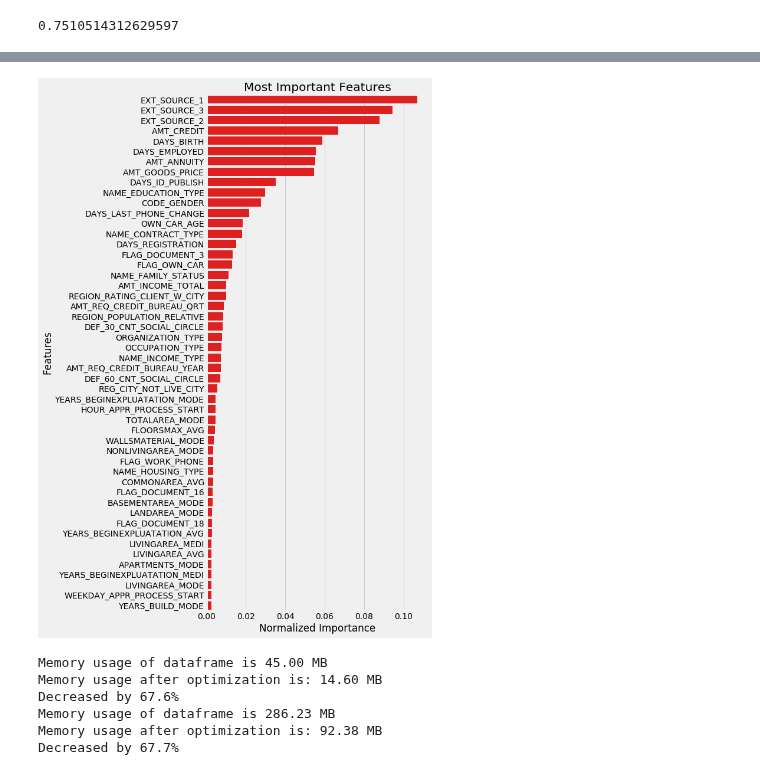
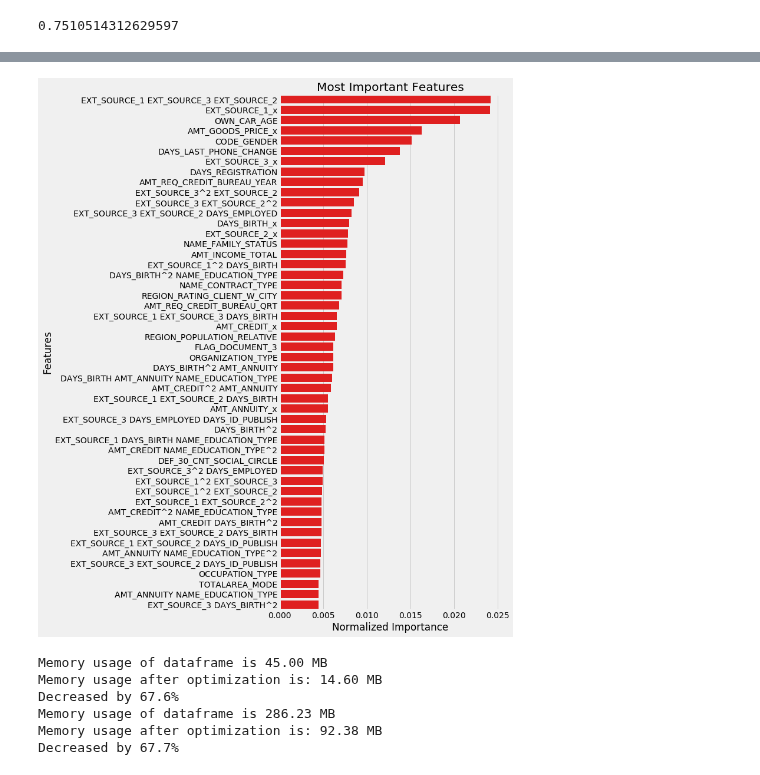
Before and after one commit to zahid1202/Credit_Default_Risk, a Jupyter notebook: Model_Credit_Fraud.ipynb, the cells around one changed output, grey strips where cells are left out. Drawn from its saved outputs; the diff is of its cells as text; code cells hidden in the pictures.

```diff
--- a/Model_Credit_Fraud.ipynb
+++ b/Model_Credit_Fraud.ipynb
@@ -726,0 +739,6 @@ ValueError: X has 122 features per sample, expected 123
+# %%
+hcf.df_train_eng, df_test_eng, df_train, df_test = lgb.features_engineering(top10_important_features,
+                             train, test,
+                             id_column_name = "SK_ID_CURR",
+                             target_column_name ="TARGET",
+                             degree =3 )
@@ -735,4 +810,0 @@ top10_important_features =feature_importances.sort_values("importance", ascendin
-# %%
-LGB.plot_feature_importance(top10_important_features, train, test)
-# %% [output]
-[figure, removed]
@@ -739,3 +864,7 @@ LGB.plot_feature_importance(top10_important_features, train, test)
+# %%
+hcf.plot_feature_importance(feature_importances)
+# %% [output]
+[figure, added]
 # %%
 train = pd.read_csv("DataSet/application_train.csv")
 test = pd.read_csv("DataSet/application_test.csv")
```
Also changed, not shown: parts of 11 cells of this notebook.
